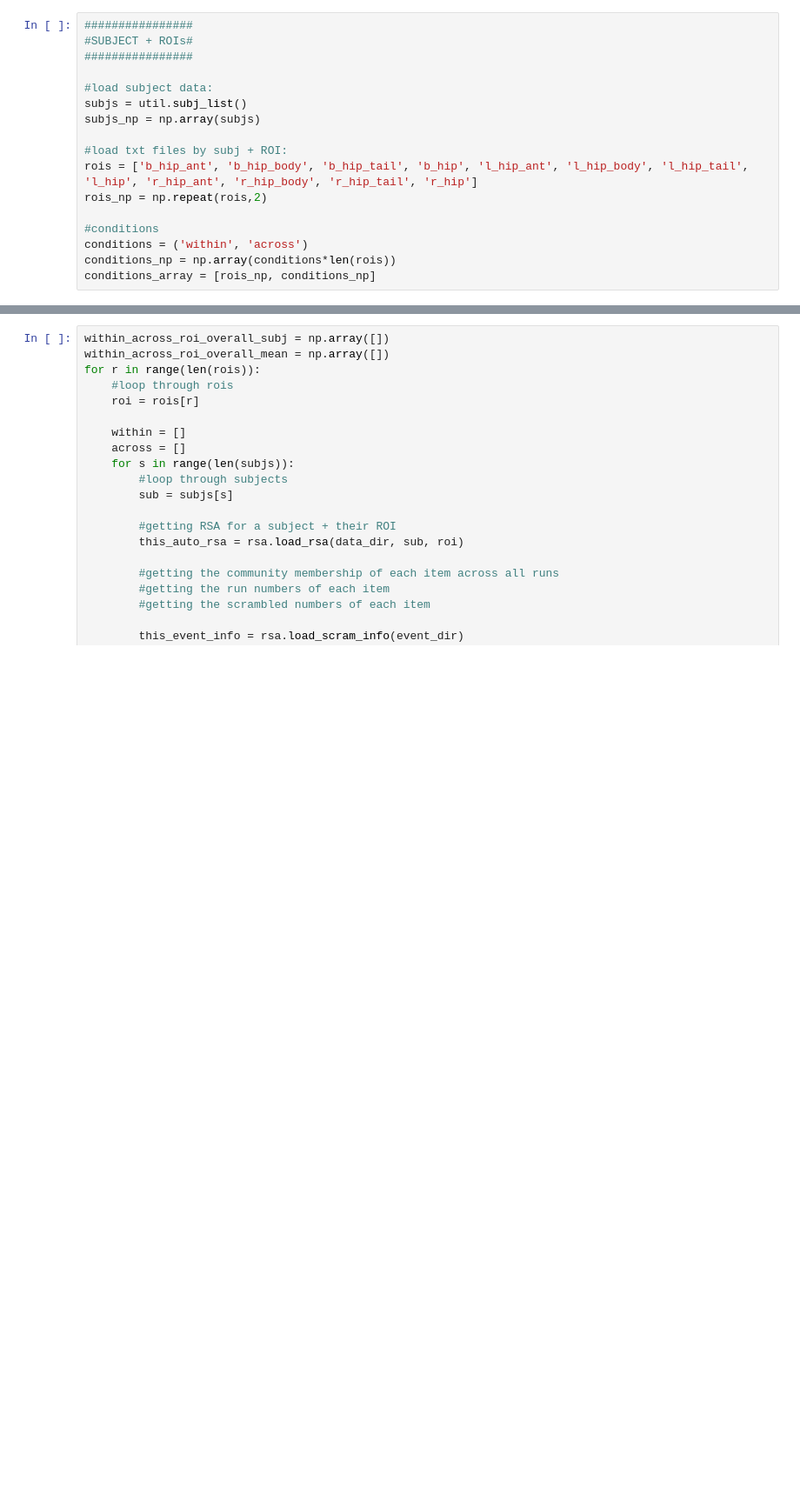
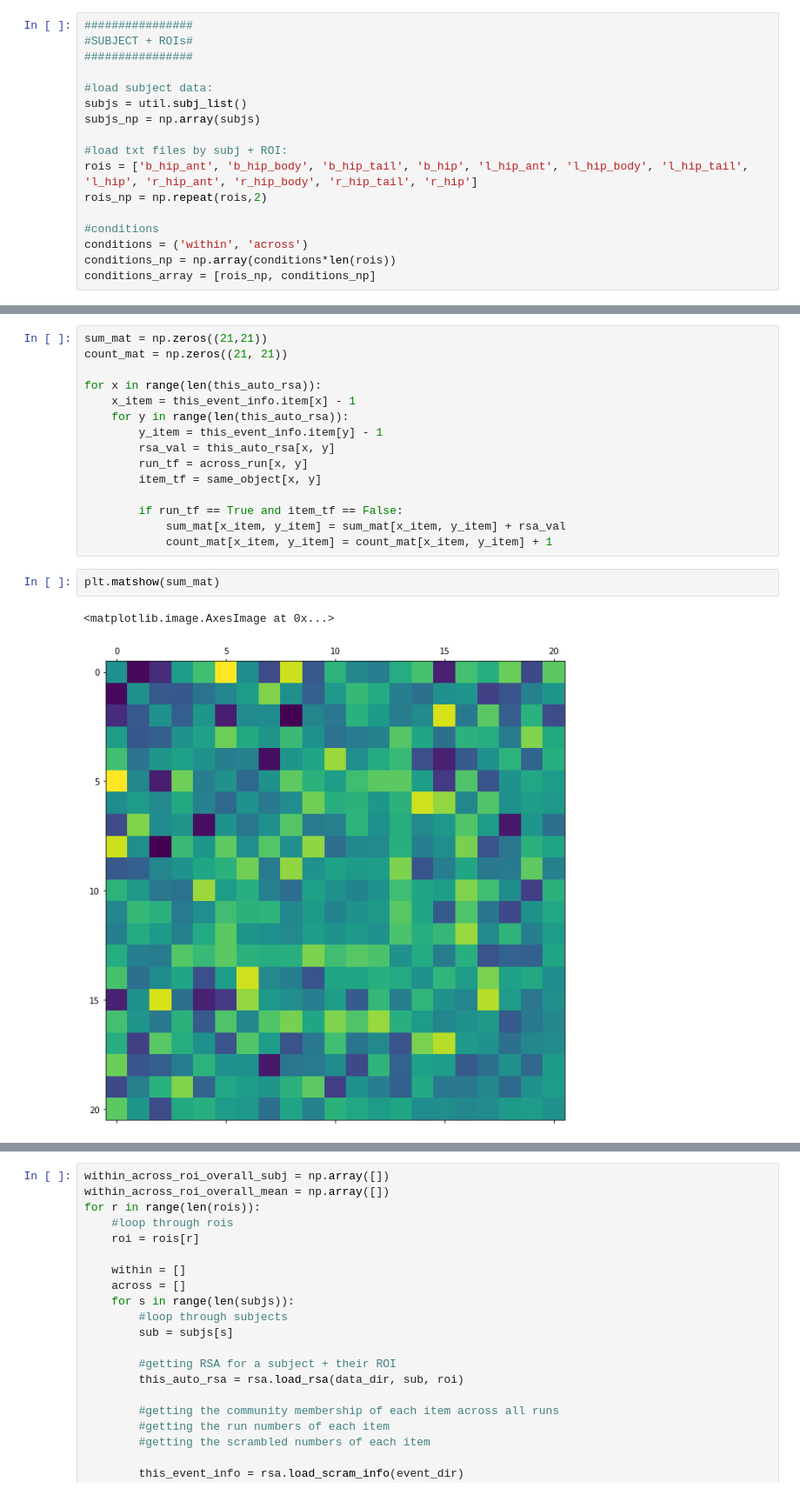
Before and after one commit to prestonlab/tesser_successor, a Jupyter notebook: jupyter/RSA_scram_LSMeans.ipynb, the cells around one changed output, grey strips where cells are left out. Shown at 87% size. Cells and saved outputs as stored; diff of their text form; blank space fills up the shorter version.

```diff
--- a/jupyter/RSA_scram_LSMeans.ipynb
+++ b/jupyter/RSA_scram_LSMeans.ipynb
@@ -45,0 +104,20 @@ conditions_array = [rois_np, conditions_np]
+# %%
+sum_mat = np.zeros((21,21))
+count_mat = np.zeros((21, 21))
+
+for x in range(len(this_auto_rsa)):
+    x_item = this_event_info.item[x] - 1
+    for y in range(len(this_auto_rsa)):
+        y_item = this_event_info.item[y] - 1
+        rsa_val = this_auto_rsa[x, y]
+        run_tf = across_run[x, y]
+        item_tf = same_object[x, y]
+
+        if run_tf == True and item_tf == False:
+            sum_mat[x_item, y_item] = sum_mat[x_item, y_item] + rsa_val
+            count_mat[x_item, y_item] = count_mat[x_item, y_item] + 1
+# %%
+plt.matshow(sum_mat)
+# %% [output]
+<matplotlib.image.AxesImage at 0x...>
+[figure, added]
```
Also changed, not shown: parts of 16 cells of this notebook.
